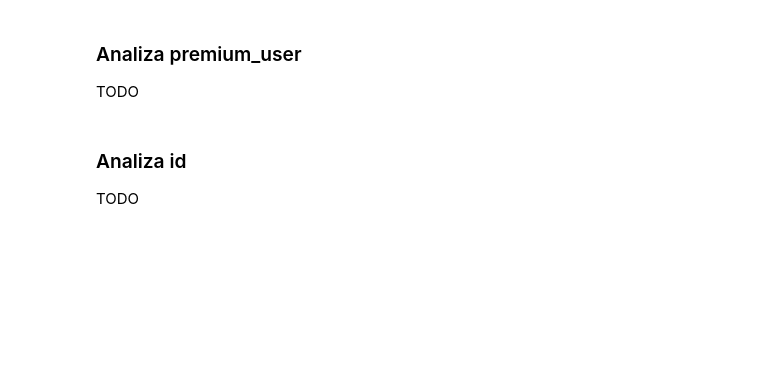
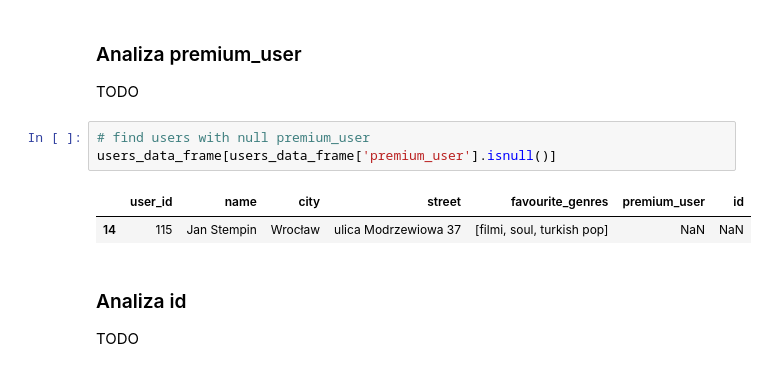
Before and after one commit to BartlomiejRasztabiga/IUM, a Jupyter notebook: notebooks/data_analysis.ipynb, the cells around one changed output. Cells and saved outputs as stored; diff of their text form; blank space fills up the shorter version.

```diff
--- a/notebooks/data_analysis.ipynb
+++ b/notebooks/data_analysis.ipynb
@@ -381,6 +504,12 @@ TODO
 # %% [markdown]
 ### Analiza premium_user
 TODO
+# %%
+# find users with null premium_user
+users_data_frame[users_data_frame['premium_user'].isnull()]
+# %% [output]
+|  | user_id | name | city | street | favourite_genres | premium_user | id |
+| 14 | 115 | Jan Stempin | Wrocław | ulica Modrzewiowa 37 | [filmi, soul, turkish pop] | NaN | NaN |
 # %% [markdown]
 ### Analiza id
 TODO
```
Also changed, not shown: parts of 11 cells of this notebook, 2 other files.
